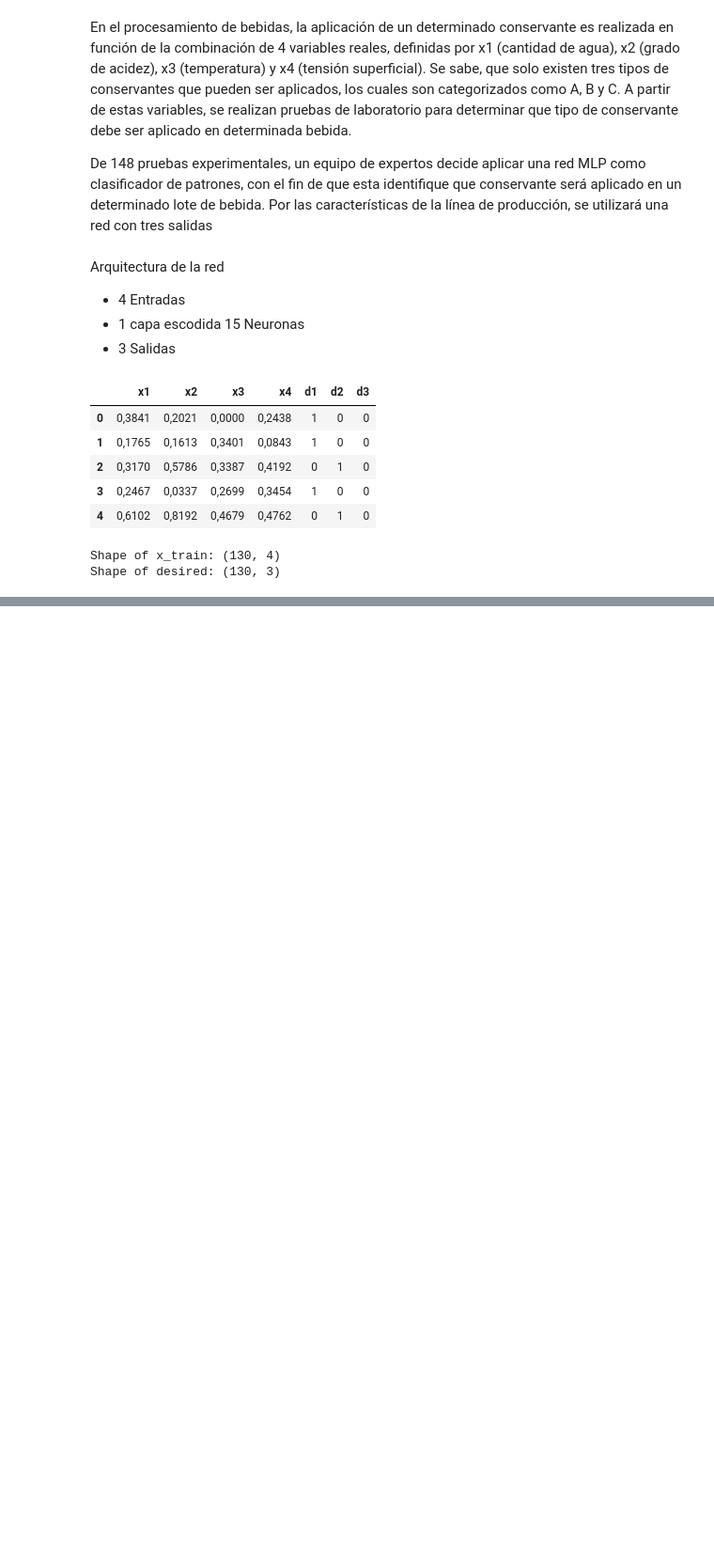
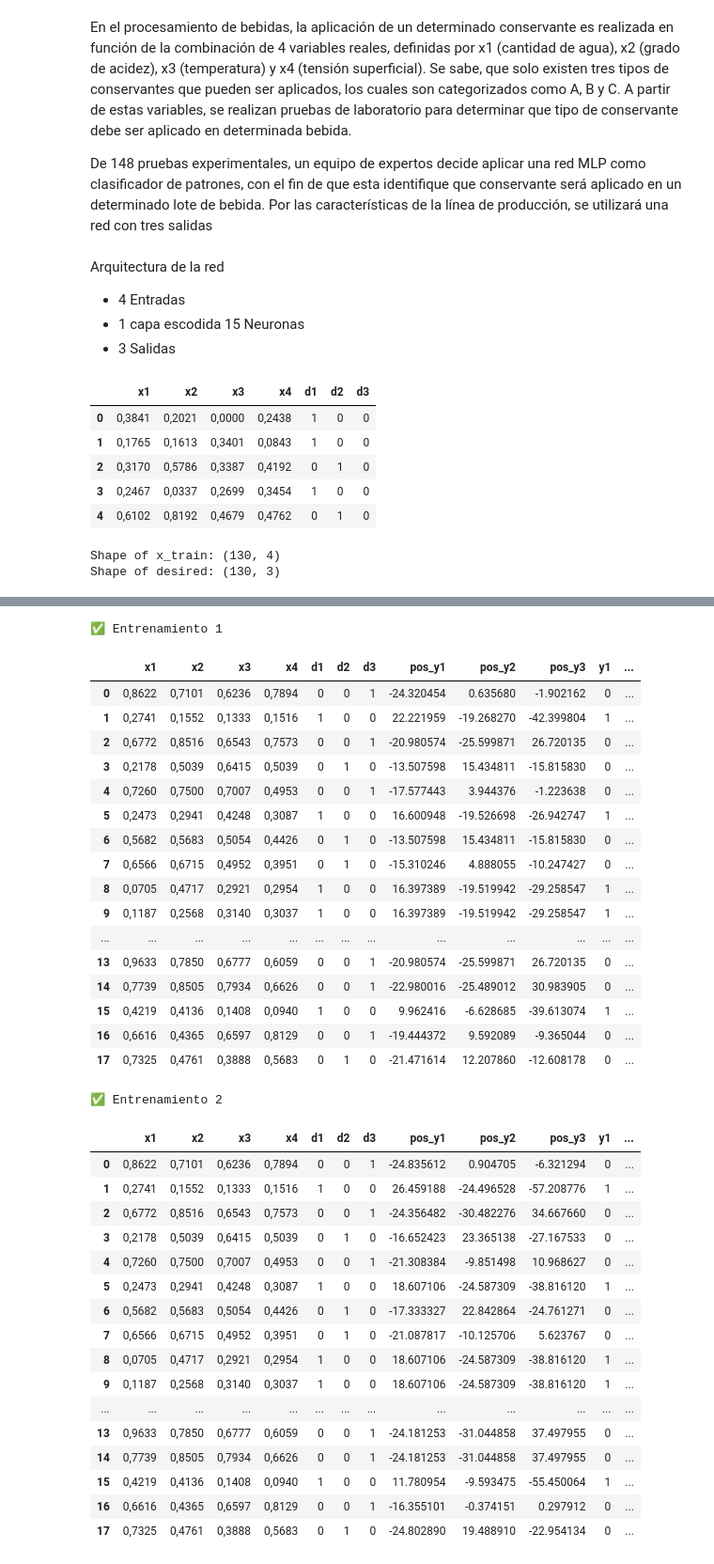
Before and after one commit to maxi9113/colab_notebook, a Jupyter notebook: Taller_Clasification_MLP_Algorith.ipynb, the cells around one changed output, grey strips where cells are left out. Shown at 94% size. Cells and saved outputs as stored; diff of their text form; code cells hidden in the pictures; blank space fills up the shorter version.

```diff
--- a/Taller_Clasification_MLP_Algorith.ipynb
+++ b/Taller_Clasification_MLP_Algorith.ipynb
@@ -45,7 +45,7 @@ import numpy as np
 # Separar las columnas de entrada (x1 a x4) y salida (d1 a d3)
 
 x_train = X_Data[['x1', 'x2', 'x3', 'x4']].replace(',', '.', regex=True).astype(float).values
-desired = X_Data[['d1', 'd2', 'd3']].values
+desired = X_Data[['d1', 'd2', 'd3']].astype(int).values
 
 # Mostrar las formas de los arrays para verificar
 print("Shape of x_train:", x_train.shape)
@@ -175,0 +220,18 @@ Epoch 110000, Loss: 0.0479
+# %%
+import pandas as pd
+import numpy as np
+
+# Leer el archivo CSV en un DataFrame de pandas, usando ';' como separador
+X_Data_Predictions = pd.read_csv('/content/MLP_Clasifitacions_Predictions.csv', sep=';')
+
+# Mostrar las primeras filas del DataFrame para verificar la carga
+
+# Separar las columnas de entrada (x1 a x4) y salida (d1 a d3)
+
+x_predictions = X_Data_Predictions[['x1', 'x2', 'x3', 'x4']].replace(',', '.', regex=True).astype(float).values
+desired_predictions = X_Data_Predictions[['d1', 'd2', 'd3']].astype(int).values
+
+# Mostrar las formas de los arrays para verificar
+print("Shape of x_train:", x_predictions.shape)
+print("Shape of desired:", desired_predictions.shape)
+display(X_Data.head())
@@ -175,0 +247,60 @@ Epoch 110000, Loss: 0.0479
+# %%
+
+from IPython.display import display, HTML
+
+def predict(input_data, trained_weights, trained_biases):
+  current_output = input_data
+  for i in range(len(trained_weights)):
+    current_input_weighted = np.dot(current_output, trained_weights[i]) + trained_biases[i]
+    current_output = f_activate_threshold(current_input_weighted)
+  return current_output,current_input_weighted
+
+# Graficar los resultados
+
+for i, (trained_weights, trained_biases) in enumerate(trained_values):
+    print(f"✅ Entrenamiento {i+1} ")
+    current_output,current_input_weighted = predict(x_predictions, trained_weights, trained_biases)
+    X_Data_Predictions[f'pos_y1'] = current_input_weighted[:, 0].astype(float)
+    X_Data_Predictions[f'pos_y2'] = current_input_weighted[:, 1].astype(float)
+    X_Data_Predictions[f'pos_y3'] = current_input_weighted[:, 2].astype(float)
+    X_Data_Predictions[f'y1'] = current_output[:, 0].astype(int)
+    X_Data_Predictions[f'y2'] = current_output[:, 1].astype(int)
+    X_Data_Predictions[f'y3'] = current_output[:, 2].astype(int)
+    display(HTML(X_Data_Predictions.head(20).to_html()))
+# %% [output]
+✅ Entrenamiento 1
+|  | x1 | x2 | x3 | x4 | d1 | d2 | d3 | pos_y1 | pos_y2 | pos_y3 | y1 | ... |
+| 0 | 0,8622 | 0,7101 | 0,6236 | 0,7894 | 0 | 0 | 1 | -24.320454 | 0.635680 | -1.902162 | 0 | ... |
+| 1 | 0,2741 | 0,1552 | 0,1333 | 0,1516 | 1 | 0 | 0 | 22.221959 | -19.268270 | -42.399804 | 1 | ... |
+| 2 | 0,6772 | 0,8516 | 0,6543 | 0,7573 | 0 | 0 | 1 | -20.980574 | -25.599871 | 26.720135 | 0 | ... |
+| 3 | 0,2178 | 0,5039 | 0,6415 | 0,5039 | 0 | 1 | 0 | -13.507598 | 15.434811 | -15.815830 | 0 | ... |
+| 4 | 0,7260 | 0,7500 | 0,7007 | 0,4953 | 0 | 0 | 1 | -17.577443 | 3.944376 | -1.223638 | 0 | ... |
+| 5 | 0,2473 | 0,2941 | 0,4248 | 0,3087 | 1 | 0 | 0 | 16.600948 | -19.526698 | -26.942747 | 1 | ... |
+| 6 | 0,5682 | 0,5683 | 0,5054 | 0,4426 | 0 | 1 | 0 | -13.507598 | 15.434811 | -15.815830 | 0 | ... |
+| 7 | 0,6566 | 0,6715 | 0,4952 | 0,3951 | 0 | 1 | 0 | -15.310246 | 4.888055 | -10.247427 | 0 | ... |
+| 8 | 0,0705 | 0,4717 | 0,2921 | 0,2954 | 1 | 0 | 0 | 16.397389 | -19.519942 | -29.258547 | 1 | ... |
+| 9 | 0,1187 | 0,2568 | 0,3140 | 0,3037 | 1 | 0 | 0 | 16.397389 | -19.519942 | -29.258547 | 1 | ... |
+| ... | ... | ... | ... | ... | ... | ... | ... | ... | ... | ... | ... | ... |
+| 13 | 0,9633 | 0,7850 | 0,6777 | 0,6059 | 0 | 0 | 1 | -20.980574 | -25.599871 | 26.720135 | 0 | ... |
+| 14 | 0,7739 | 0,8505 | 0,7934 | 0,6626 | 0 | 0 | 1 | -22.980016 | -25.489012 | 30.983905 | 0 | ... |
+| 15 | 0,4219 | 0,4136 | 0,1408 | 0,0940 | 1 | 0 | 0 | 9.962416 | -6.628685 | -39.613074 | 1 | ... |
+| 16 | 0,6616 | 0,4365 | 0,6597 | 0,8129 | 0 | 0 | 1 | -19.444372 | 9.592089 | -9.365044 | 0 | ... |
+| 17 | 0,7325 | 0,4761 | 0,3888 | 0,5683 | 0 | 1 | 0 | -21.471614 | 12.207860 | -12.608178 | 0 | ... |
+✅ Entrenamiento 2
+|  | x1 | x2 | x3 | x4 | d1 | d2 | d3 | pos_y1 | pos_y2 | pos_y3 | y1 | ... |
+| 0 | 0,8622 | 0,7101 | 0,6236 | 0,7894 | 0 | 0 | 1 | -24.835612 | 0.904705 | -6.321294 | 0 | ... |
+| 1 | 0,2741 | 0,1552 | 0,1333 | 0,1516 | 1 | 0 | 0 | 26.459188 | -24.496528 | -57.208776 | 1 | ... |
+| 2 | 0,6772 | 0,8516 | 0,6543 | 0,7573 | 0 | 0 | 1 | -24.356482 | -30.482276 | 34.667660 | 0 | ... |
+| 3 | 0,2178 | 0,5039 | 0,6415 | 0,5039 | 0 | 1 | 0 | -16.652423 | 23.365138 | -27.167533 | 0 | ... |
+| 4 | 0,7260 | 0,7500 | 0,7007 | 0,4953 | 0 | 0 | 1 | -21.308384 | -9.851498 | 10.968627 | 0 | ... |
+| 5 | 0,2473 | 0,2941 | 0,4248 | 0,3087 | 1 | 0 | 0 | 18.607106 | -24.587309 | -38.816120 | 1 | ... |
+| 6 | 0,5682 | 0,5683 | 0,5054 | 0,4426 | 0 | 1 | 0 | -17.333327 | 22.842864 | -24.761271 | 0 | ... |
+| 7 | 0,6566 | 0,6715 | 0,4952 | 0,3951 | 0 | 1 | 0 | -21.087817 | -10.125706 | 5.623767 | 0 | ... |
+| 8 | 0,0705 | 0,4717 | 0,2921 | 0,2954 | 1 | 0 | 0 | 18.607106 | -24.587309 | -38.816120 | 1 | ... |
+| 9 | 0,1187 | 0,2568 | 0,3140 | 0,3037 | 1 | 0 | 0 | 18.607106 | -24.587309 | -38.816120 | 1 | ... |
+| ... | ... | ... | ... | ... | ... | ... | ... | ... | ... | ... | ... | ... |
+| 13 | 0,9633 | 0,7850 | 0,6777 | 0,6059 | 0 | 0 | 1 | -24.181253 | -31.044858 | 37.497955 | 0 | ... |
+| 14 | 0,7739 | 0,8505 | 0,7934 | 0,6626 | 0 | 0 | 1 | -24.181253 | -31.044858 | 37.497955 | 0 | ... |
+| 15 | 0,4219 | 0,4136 | 0,1408 | 0,0940 | 1 | 0 | 0 | 11.780954 | -9.593475 | -55.450064 | 1 | ... |
+| 16 | 0,6616 | 0,4365 | 0,6597 | 0,8129 | 0 | 0 | 1 | -16.355101 | -0.374151 | 0.297912 | 0 | ... |
+| 17 | 0,7325 | 0,4761 | 0,3888 | 0,5683 | 0 | 1 | 0 | -24.802890 | 19.488910 | -22.954134 | 0 | ... |
```
Also changed, not shown: parts of 9 cells of this notebook.
